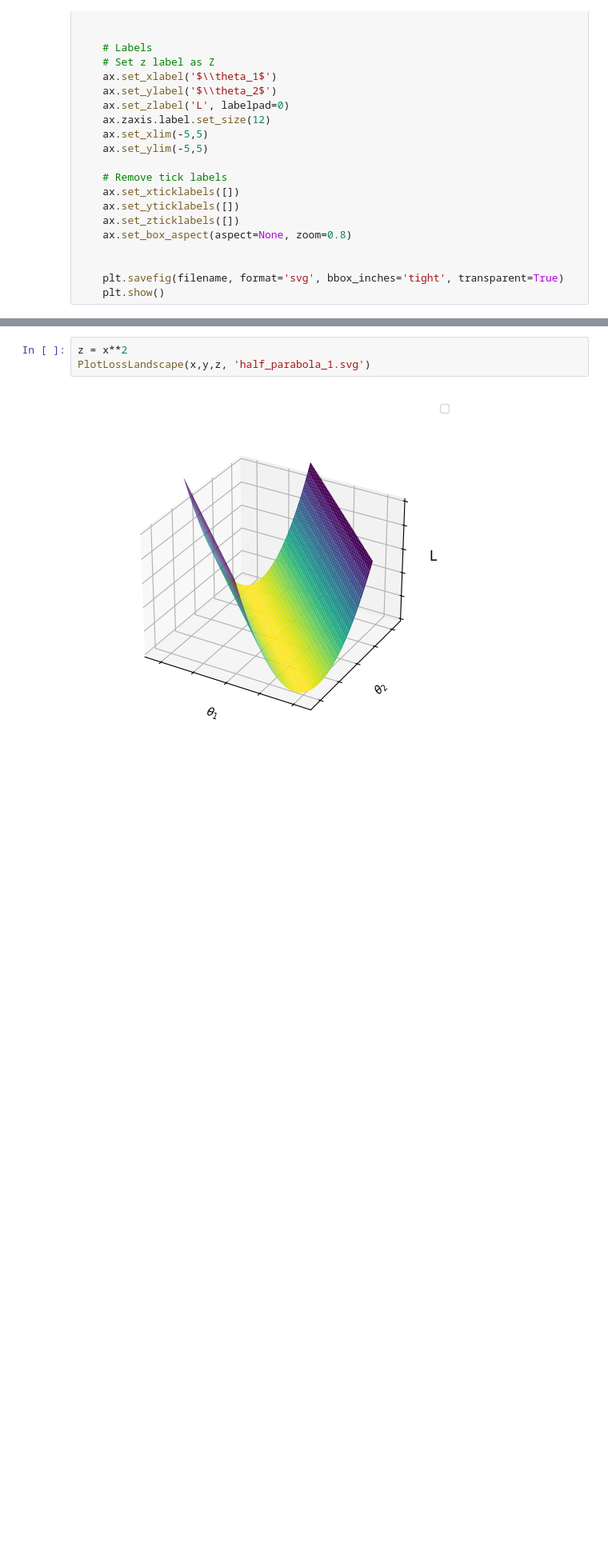
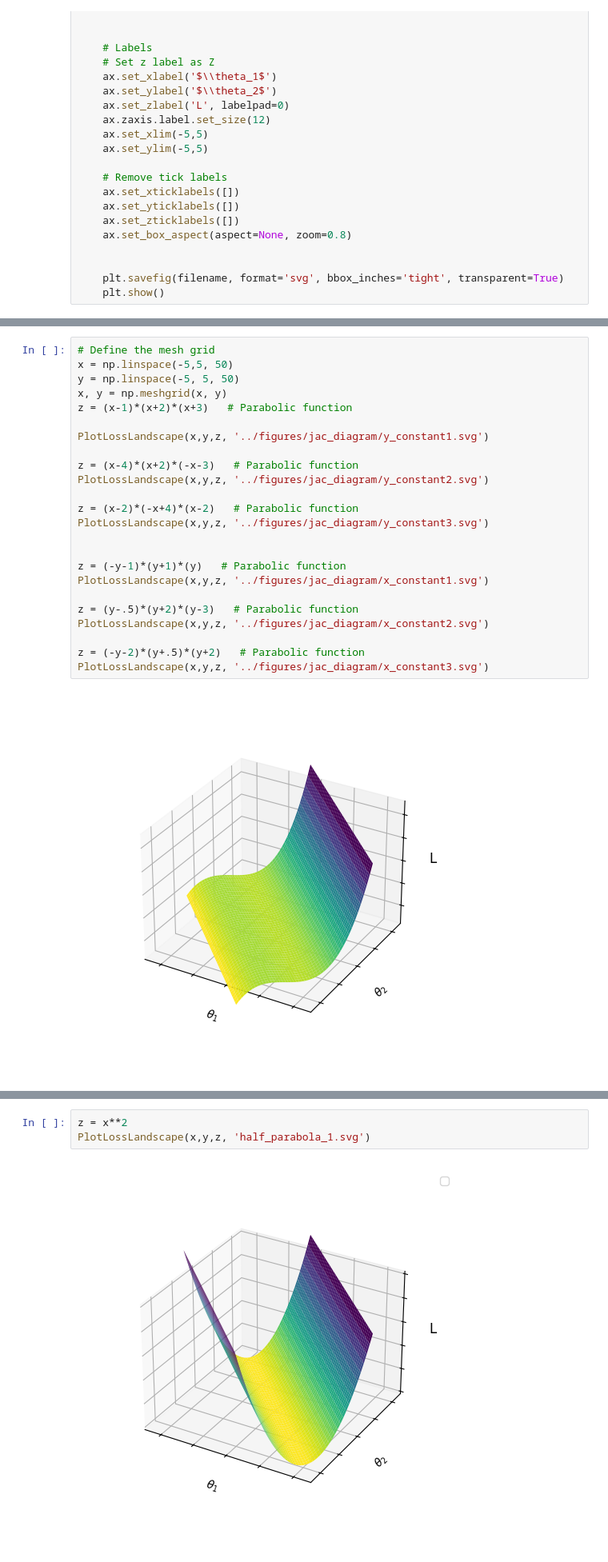
Before and after one commit to briannachrisman/eigenestimation, a Jupyter notebook: notebooks/diagrams.ipynb, the cells around one changed output, grey strips where cells are left out. Shown at 80% size. Drawn from its saved outputs; the diff is of its cells as text; blank space fills up the shorter version.

```diff
--- a/notebooks/diagrams.ipynb
+++ b/notebooks/diagrams.ipynb
@@ -58,3 +58,29 @@ PlotLossLandscape(x,y,z, '../figures/diagram/half_parabola_2.svg')
 [figure]
 [figure]
 [figure]
+# %%
+# Define the mesh grid
+x = np.linspace(-5,5, 50)
+y = np.linspace(-5, 5, 50)
+x, y = np.meshgrid(x, y)
+z = (x-1)*(x+2)*(x+3)   # Parabolic function
+
+PlotLossLandscape(x,y,z, '../figures/jac_diagram/y_constant1.svg')
+
+z = (x-4)*(x+2)*(-x-3)   # Parabolic function
+PlotLossLandscape(x,y,z, '../figures/jac_diagram/y_constant2.svg')
+
+z = (x-2)*(-x+4)*(x-2)   # Parabolic function
+PlotLossLandscape(x,y,z, '../figures/jac_diagram/y_constant3.svg')
+
+
+z = (-y-1)*(y+1)*(y)   # Parabolic function
+PlotLossLandscape(x,y,z, '../figures/jac_diagram/x_constant1.svg')
+
+z = (y-.5)*(y+2)*(y-3)   # Parabolic function
+PlotLossLandscape(x,y,z, '../figures/jac_diagram/x_constant2.svg')
+
+z = (-y-2)*(y+.5)*(y+2)   # Parabolic function
+PlotLossLandscape(x,y,z, '../figures/jac_diagram/x_constant3.svg')
+# %% [output]
+[figure, added]
```
Also changed, not shown: parts of 2 cells of this notebook, 7 other files.
